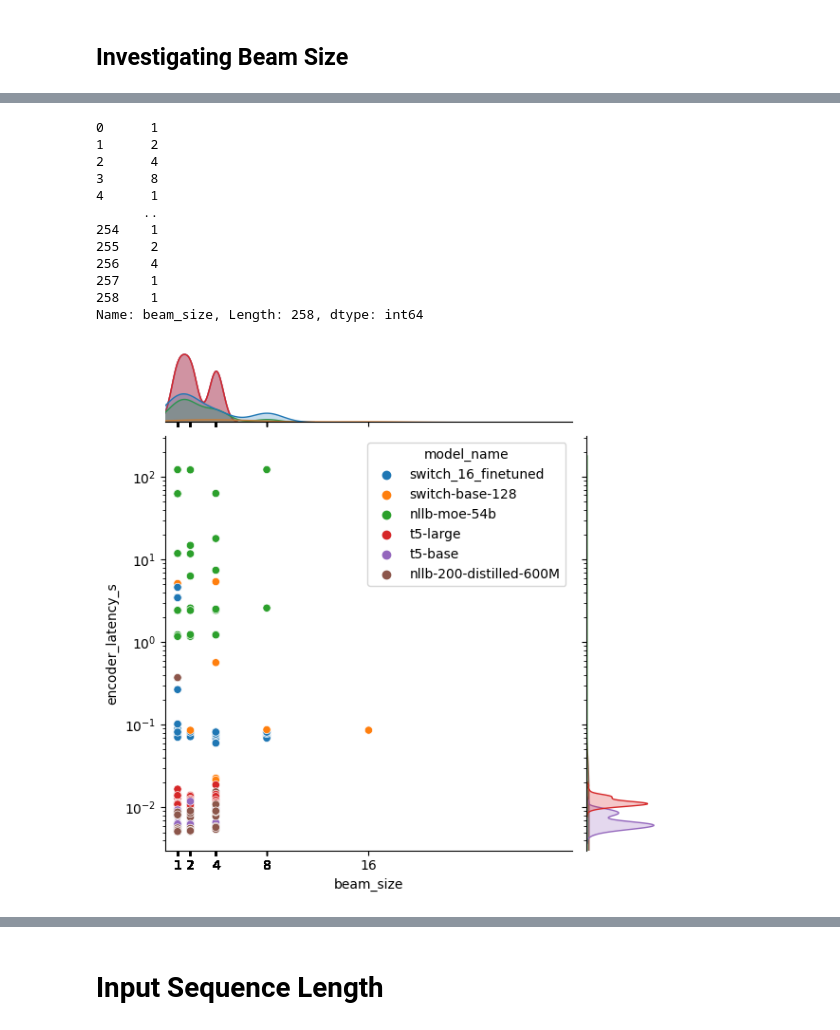
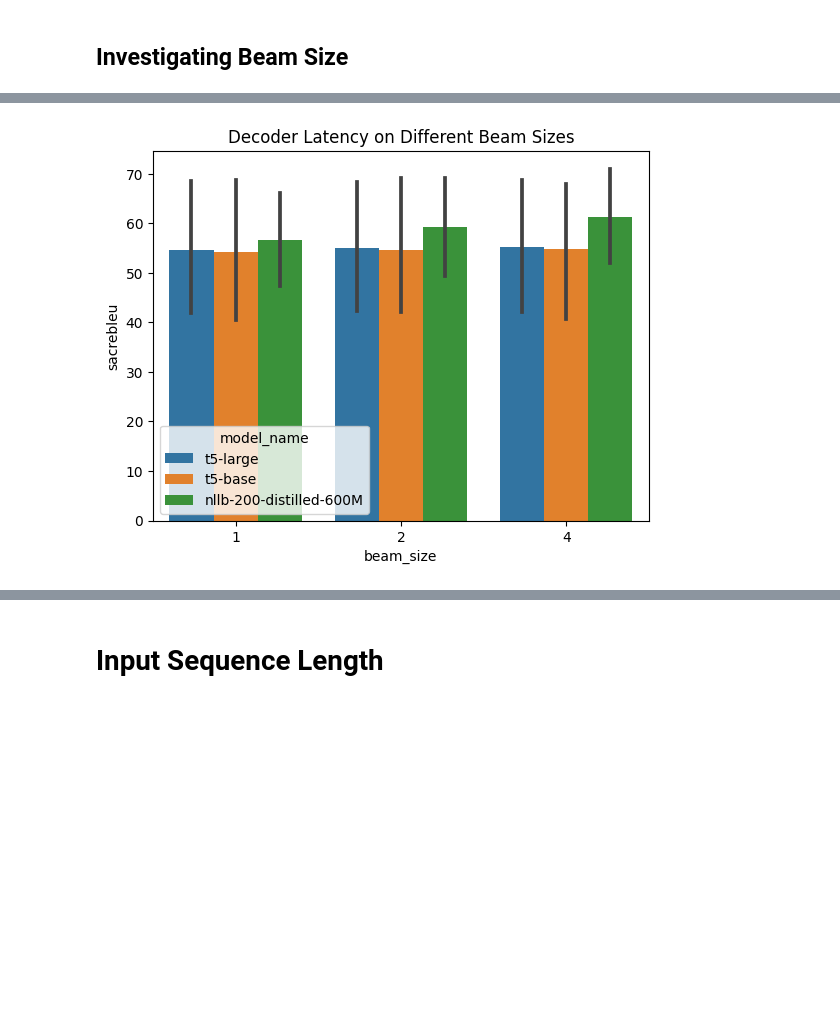
Before and after one commit to wassim2u/Benchmark, a Jupyter notebook: BenchmarkAnalysis.ipynb, the cells around one changed output, grey strips where cells are left out. Saved outputs shown, nothing was run; the diff lists cells and outputs as text; code cells hidden in the pictures; blank space fills up the shorter version.

```diff
--- a/BenchmarkAnalysis.ipynb
+++ b/BenchmarkAnalysis.ipynb
@@ -288,7 +303,9 @@ for file in csv_files:
 df_merge_all = pd.concat(files_df_dict.values(), ignore_index=True)
 df_merge_all = df_merge_all.fillna(False)
 df_merge_all = df_merge_all[df_merge_all["beam_size"] <=32]
+df_merge_all = df_merge_all[df_merge_all["max_gen_length"] <=128]
 df_merge_all = df_merge_all.drop_duplicates()
+
 df_merge_all
 # %% [output]
 |  | model_name | total_params | use_archer | dataset_name | dataset_size | dataset_size_after_filter_wrt_inp... | src_lang | ... |
@@ -629,39 +883,52 @@ wmt14
 # %%
 # Effect of beam size on latency and throughput
 # fig, axes = plt.subplots(nrows=2, ncols=2, figsize=(15, 10))
 import copy
+
 df_merge_all_temp = copy.deepcopy(df_merge_all)
 df_merge_all_temp["model_name"] = df_merge_all_temp["model_name"].str.replace("facebook/", "")
 df_merge_all_temp["model_name"] = df_merge_all_temp["model_name"].str.replace("google/", "")
+df_merge_all_temp = df_merge_all_temp[df_merge_all_temp["model_name"] != "switch-base-128"]
+df_merge_all_temp = df_merge_all_temp[df_merge_all_temp["model_name"] != "switch_16_finetuned"]
+df_merge_all_temp = df_merge_all_temp[df_merge_all_temp["model_name"] != "nllb-moe-54b"]
+df_merge_all_temp = df_merge_all_temp[df_merge_all_temp["beam_size"] != 8]
 
-g= sns.jointplot(data=df_merge_all_temp, x="beam_size", y="encoder_latency_s", hue="model_name", ax=axes[0,0]);
-plt.xticks(df_merge_all["beam_size"])
-plt.xticks(df_merge_all["beam_size"])
-plt.xlim([0, 32])
+g= sns.barplot(data=df_merge_all_temp, x="beam_size", y="sacrebleu", hue="model_name");
+# plt.xticks(df_merge_all_temp["beam_size"])
+# plt.xticks(df_merge_all_temp["beam_size"])
+# plt.xlim([0, 32])
 
-g.ax_joint.set_yscale('log')
+# g.ax_joint.set_yscale('log')
 # g.ax_joint.set_xscale('log')
+
+plt.title("Decoder Latency on Different Beam Sizes")
+
+plt.savefig("beam_size_vs_decoder_latency_s.png",
+    dpi=300,
+    bbox_inches="tight")
+
+plt.show()
 
 # g.ax_joint.set_title("Beam size vs Encoder Latency")
 # df_merge_all_temp = df_merge_all_temp[df_merge_all_temp["model_name"] != "nllb-moe-54b"]
 
-g= sns.jointplot(data=df_merge_all_temp, x="encoder_latency_s", y="decoder_latency_s", hue="model_name", ax=axes[0,0]);
+# g= sns.jointplot(data=df_merge_all_temp, x="beam_size", y="decoder_throughput", hue="model_name",);
+# plt.show()
+g= sns.barplot(data=df_merge_all_temp, x="beam_size", y="decoder_throughput", hue="model_name");
+# g= sns.despine()
+
 # plt.xticks(df_merge_all["beam_size"])
 # plt.xticks(df_merge_all["beam_size"])
-# plt.xlim([0, 32])
-g.ax_joint.set_yscale('log')
-g.ax_joint.set_xscale('log')
+# g.ax_joint.set_yscale('log')
+# g.ax_joint.set_xscale('log')
+
+plt.title("Decoder Throughput on Different Beam Sizes")
+
+plt.savefig("beam_size_vs_decoder_throughput.png",
+    dpi=300,
+    bbox_inches="tight")
+plt.show()
+
+# plt.savefig(
 # %% [output]
-0      1
-1      2
-2      4
-3      8
-4      1
-      ..
-254    1
-255    2
-256    4
-257    1
-258    1
-Name: beam_size, Length: 258, dtype: int64
-[figure, old version]
+[figure, new version]
```
Also changed, not shown: parts of 37 cells of this notebook, 15 other files.
